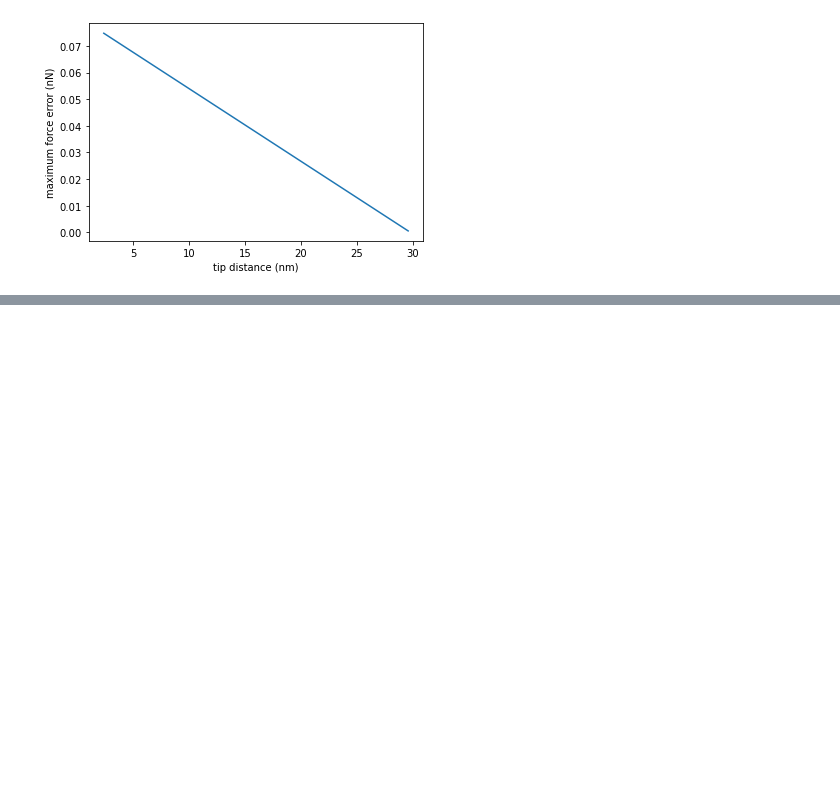
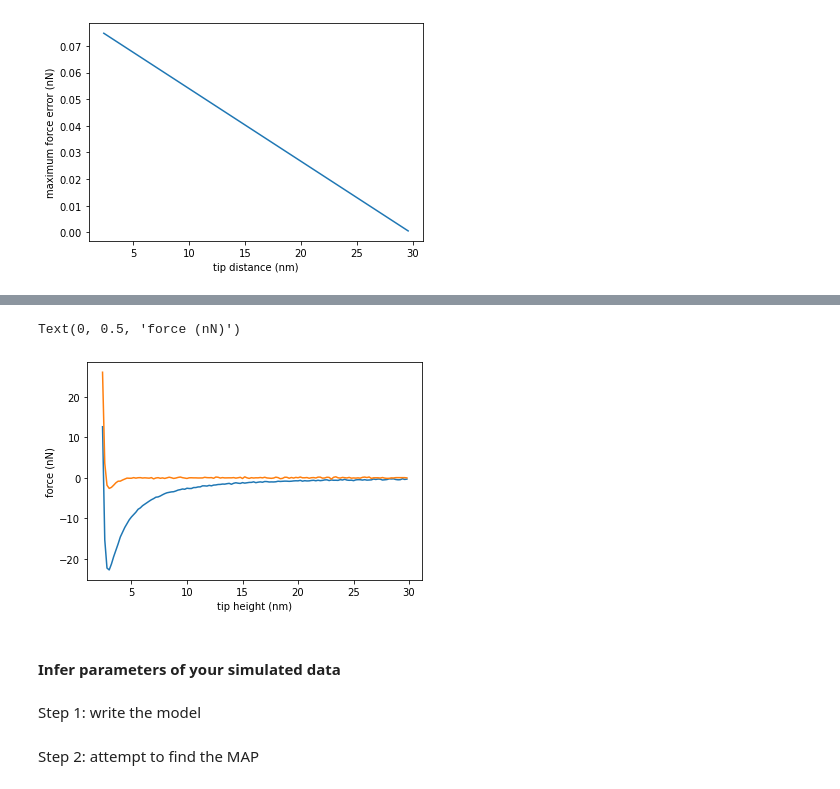
Before and after one commit to phys201/nc_AFM, a Jupyter notebook: documentation.ipynb, the cells around one changed output, grey strips where cells are left out. Saved outputs shown, nothing was run; the diff lists cells and outputs as text; code cells hidden in the pictures; blank space fills up the shorter version.

```diff
--- a/documentation.ipynb
+++ b/documentation.ipynb
@@ -84,7 +84,7 @@ import matplotlib.pyplot as plt
 # %%
 z = np.arange(2.4, 30, 0.2) #nN
 # %%
-noise = 0.02 #nN
+noise = 0.1 #nN
 # %%
 def simulate_data(epsilon, sigma, noise, z):
 
@@ -148,12 +148,12 @@ lj_model = pm.Model()
 with lj_model:
 
     #Jefferys prior from 0.0001 (10e-4) to 1000 e3
-    logepsilon = pm.Uniform('logepsilon', -4, 3, testval = np.log(9))
-    logsigma = pm.Uniform('logsigma',-4, 3, testval = np.log(2))
+    logepsilon = pm.Uniform('logepsilon', -4, 3, testval = np.log10(9))
+    logsigma = pm.Uniform('logsigma',-4, 3, testval = np.log10(2))
 
     #convert to reg parameters:
-    epsilon = pm.Deterministic('epsilon', np.exp(logepsilon))
-    sigma = pm.Deterministic('sigma', np.exp(logsigma))
+    epsilon = pm.Deterministic('epsilon', 10**(logepsilon))
+    sigma = pm.Deterministic('sigma', 10**(logsigma))
 
     #model
     force = 4*epsilon*(12*sigma**12/z**13 - 6*sigma**6/z**7)
@@ -380,0 +454,26 @@ Text(0, 0.5, 'maximum force error (nN)')
+# %%
+# epsilon, the depth of the well, which I expect to be ~ nV
+eps = 2.6 #nV
+
+#sigma LJ, 'size of particle', ~ 2 nm maybe?
+s_lj = 2.4  #nm
+
+#Hamaker's constant .. could I calculate this?
+hamaker = 50
+
+#radius of sphere
+radius = 25
+
+#half-angle opening of cone
+theta = 30
+# %%
+plt.plot(z, simulate_data_vdwm3(eps, s_lj, hamaker, radius, theta, noise, z))
+
+plt.plot(z,simulate_data(eps, s_lj, noise, z))
+
+
+plt.xlabel('tip height (nm)')
+plt.ylabel('force (nN)')
+# %% [output]
+Text(0, 0.5, 'force (nN)')
+[figure, added]
@@ -380,0 +482,4 @@ Text(0, 0.5, 'maximum force error (nN)')
+# %% [markdown]
+#### Infer parameters of your simulated data
+# %% [markdown]
+Step 1: write the model
@@ -380,0 +521,2 @@ Text(0, 0.5, 'maximum force error (nN)')
+# %% [markdown]
+Step 2: attempt to find the MAP
```
Also changed, not shown: parts of 19 cells of this notebook, 6 other files.
